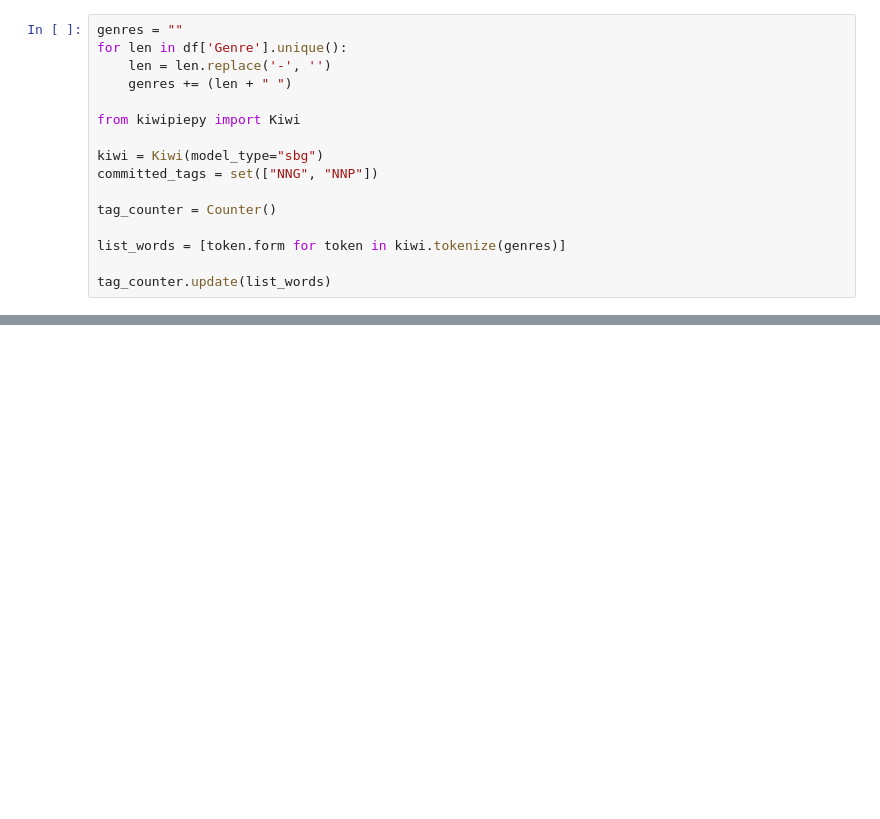
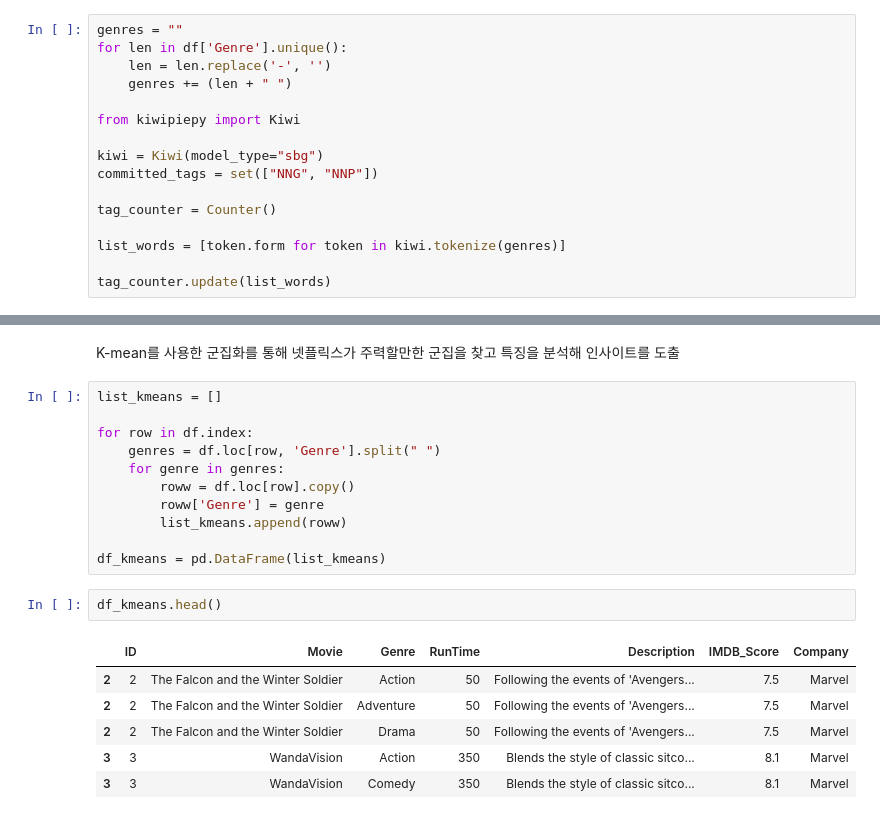
Before and after one commit to karl21-02/netflix_data_analysis, a Jupyter notebook: MarvelDc.ipynb, the cells around one changed output, grey strips where cells are left out. Cells and saved outputs as stored; diff of their text form; blank space fills up the shorter version.

```diff
--- a/MarvelDc.ipynb
+++ b/MarvelDc.ipynb
@@ -426,3 +426,25 @@ df.head()
 | 5 | 5 | Black Widow | Action Adventure Sci-Fi | 133 | A film about Natasha Romanoff in ... | 0.0 | Marvel |
 | 6 | 6 | Avengers: Endgame | Action Adventure Drama | 181 | After the devastating events of A... | 8.4 | Marvel |
 | 7 | 7 | Guardians of the Galaxy | Action Adventure Comedy | 121 | A group of intergalactic criminal... | 8.0 | Marvel |
+# %% [markdown]
+K-mean를 사용한 군집화를 통해 넷플릭스가 주력할만한 군집을 찾고 특징을 분석해 인사이트를 도출
+# %%
+list_kmeans = []
+
+for row in df.index:
+    genres = df.loc[row, 'Genre'].split(" ")
+    for genre in genres:
+        roww = df.loc[row].copy()
+        roww['Genre'] = genre
+        list_kmeans.append(roww)
+
+df_kmeans = pd.DataFrame(list_kmeans)
+# %%
+df_kmeans.head()
+# %% [output]
+|  | ID | Movie | Genre | RunTime | Description | IMDB_Score | Company |
+| 2 | 2 | The Falcon and the Winter Soldier | Action | 50 | Following the events of 'Avengers... | 7.5 | Marvel |
+| 2 | 2 | The Falcon and the Winter Soldier | Adventure | 50 | Following the events of 'Avengers... | 7.5 | Marvel |
+| 2 | 2 | The Falcon and the Winter Soldier | Drama | 50 | Following the events of 'Avengers... | 7.5 | Marvel |
+| 3 | 3 | WandaVision | Action | 350 | Blends the style of classic sitco... | 8.1 | Marvel |
+| 3 | 3 | WandaVision | Comedy | 350 | Blends the style of classic sitco... | 8.1 | Marvel |
```
Also changed, not shown: parts of 17 cells of this notebook, 1 other file.
